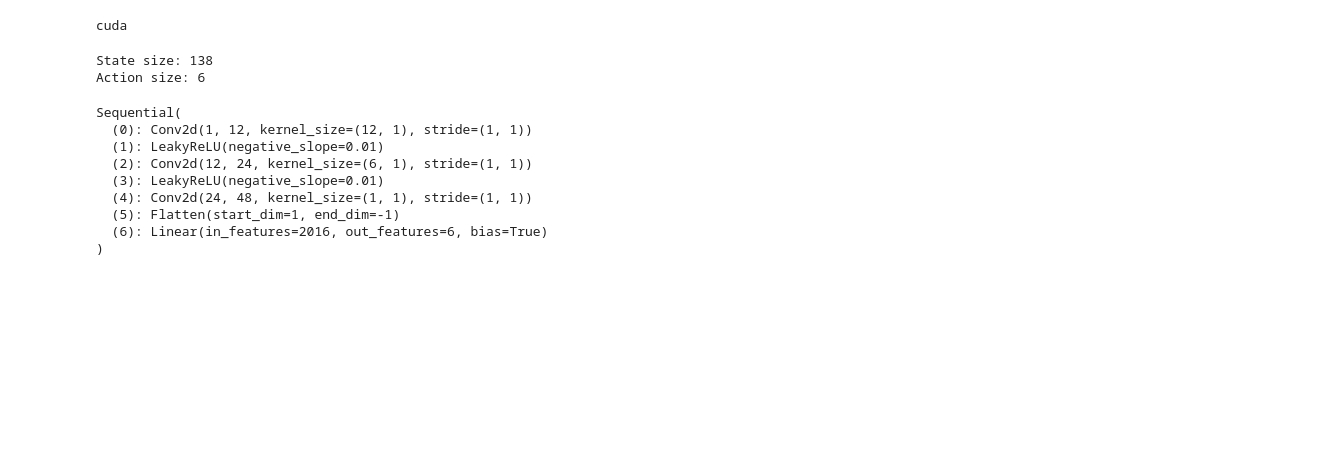
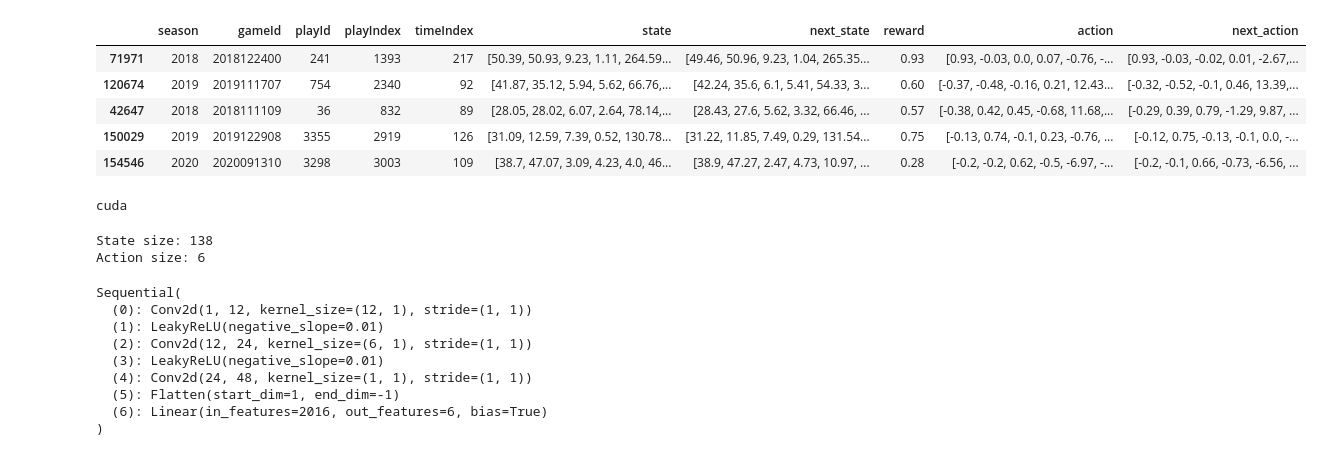
Before and after one commit to scottmaran/big_data_bowl, a Jupyter notebook: cnn_only.ipynb, the cells around one changed output. Drawn from its saved outputs; the diff is of its cells as text; code cells hidden in the pictures; blank space fills up the shorter version.

```diff
--- a/cnn_only.ipynb
+++ b/cnn_only.ipynb
@@ -64,5 +64,14 @@ Index(['playIndex', 'timeIndex', 'state', 'next_state', 'reward', 'action',
       dtype='object')
 Length of training data: 154821
+# %%
+train_data.head()
+# %% [output]
+|  | season | gameId | playId | playIndex | timeIndex | state | next_state | reward | action | next_action |
+| 71971 | 2018 | 2018122400 | 241 | 1393 | 217 | [50.39, 50.93, 9.23, 1.11, 264.59... | [49.46, 50.96, 9.23, 1.04, 265.35... | 0.93 | [0.93, -0.03, 0.0, 0.07, -0.76, -... | [0.93, -0.03, -0.02, 0.01, -2.67,... |
+| 120674 | 2019 | 2019111707 | 754 | 2340 | 92 | [41.87, 35.12, 5.94, 5.62, 66.76,... | [42.24, 35.6, 6.1, 5.41, 54.33, 3... | 0.60 | [-0.37, -0.48, -0.16, 0.21, 12.43... | [-0.32, -0.52, -0.1, 0.46, 13.39,... |
+| 42647 | 2018 | 2018111109 | 36 | 832 | 89 | [28.05, 28.02, 6.07, 2.64, 78.14,... | [28.43, 27.6, 5.62, 3.32, 66.46, ... | 0.57 | [-0.38, 0.42, 0.45, -0.68, 11.68,... | [-0.29, 0.39, 0.79, -1.29, 9.87, ... |
+| 150029 | 2019 | 2019122908 | 3355 | 2919 | 126 | [31.09, 12.59, 7.39, 0.52, 130.78... | [31.22, 11.85, 7.49, 0.29, 131.54... | 0.75 | [-0.13, 0.74, -0.1, 0.23, -0.76, ... | [-0.12, 0.75, -0.13, -0.1, 0.0, -... |
+| 154546 | 2020 | 2020091310 | 3298 | 3003 | 109 | [38.7, 47.07, 3.09, 4.23, 4.0, 46... | [38.9, 47.27, 2.47, 4.73, 10.97, ... | 0.28 | [-0.2, -0.2, 0.62, -0.5, -6.97, -... | [-0.2, -0.1, 0.66, -0.73, -6.56, ... |
 # %%
 def test_loop(test_df, model, loss_fn, device):
     size = len(test_df)
```
Also changed, not shown: parts of 9 cells of this notebook, 3 other files.
